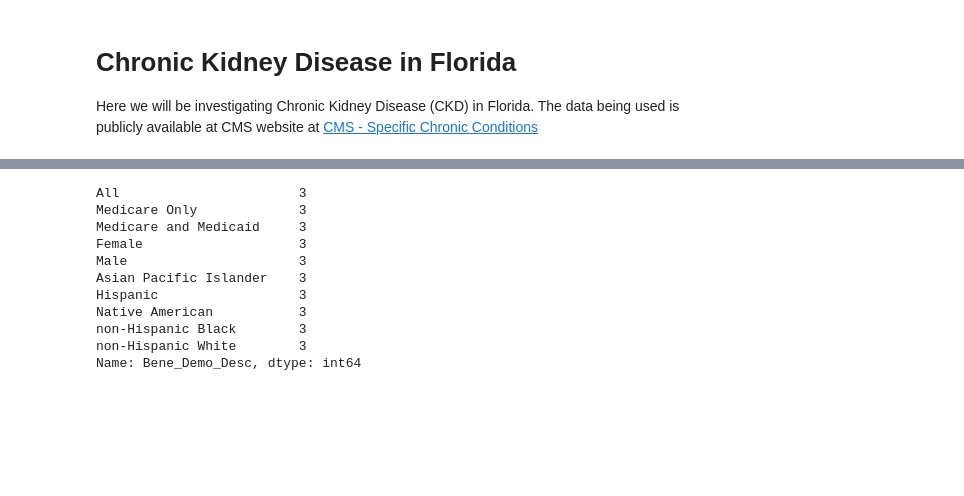
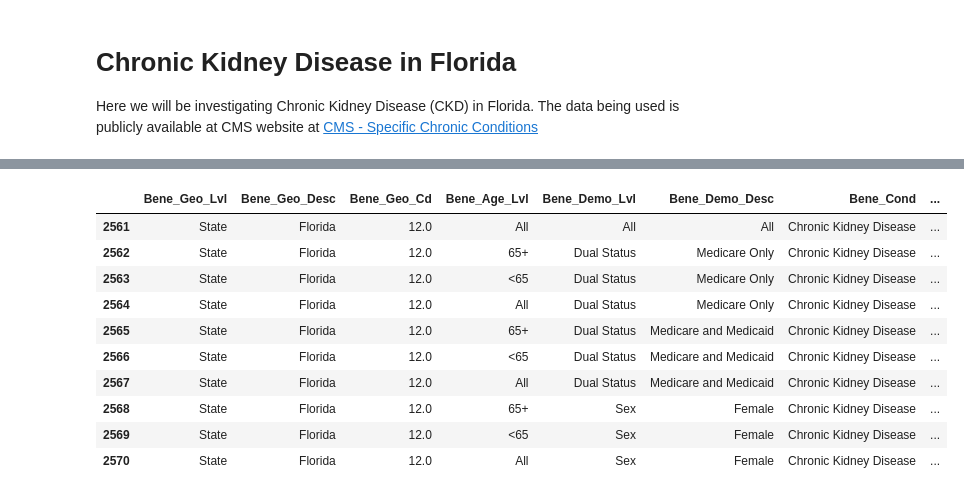
Before and after one commit to baderale/CMS_Chronic-Conditions, a Jupyter notebook: CMS_Chronic Conditions.ipynb, the cells around one changed output, grey strips where cells are left out. Drawn from its saved outputs; the diff is of its cells as text; code cells hidden in the pictures; blank space fills up the shorter version.

```diff
--- a/CMS_Chronic Conditions.ipynb
+++ b/CMS_Chronic Conditions.ipynb
@@ -62,14 +59,14 @@ df_florida_ckd.reset_index(drop=True)
-# %%
-df_florida_ckd['Bene_Demo_Desc'].value_counts()
-# %% [output]
-All                       3
-Medicare Only             3
-Medicare and Medicaid     3
-Female                    3
-Male                      3
-Asian Pacific Islander    3
-Hispanic                  3
-Native American           3
-non-Hispanic Black        3
-non-Hispanic White        3
-Name: Bene_Demo_Desc, dtype: int64
+# %%
+df_fl_ckd.head(10)
+# %% [output]
+|  | Bene_Geo_Lvl | Bene_Geo_Desc | Bene_Geo_Cd | Bene_Age_Lvl | Bene_Demo_Lvl | Bene_Demo_Desc | Bene_Cond | ... |
+| 2561 | State | Florida | 12.0 | All | All | All | Chronic Kidney Disease | ... |
+| 2562 | State | Florida | 12.0 | 65+ | Dual Status | Medicare Only | Chronic Kidney Disease | ... |
+| 2563 | State | Florida | 12.0 | <65 | Dual Status | Medicare Only | Chronic Kidney Disease | ... |
+| 2564 | State | Florida | 12.0 | All | Dual Status | Medicare Only | Chronic Kidney Disease | ... |
+| 2565 | State | Florida | 12.0 | 65+ | Dual Status | Medicare and Medicaid | Chronic Kidney Disease | ... |
+| 2566 | State | Florida | 12.0 | <65 | Dual Status | Medicare and Medicaid | Chronic Kidney Disease | ... |
+| 2567 | State | Florida | 12.0 | All | Dual Status | Medicare and Medicaid | Chronic Kidney Disease | ... |
+| 2568 | State | Florida | 12.0 | 65+ | Sex | Female | Chronic Kidney Disease | ... |
+| 2569 | State | Florida | 12.0 | <65 | Sex | Female | Chronic Kidney Disease | ... |
+| 2570 | State | Florida | 12.0 | All | Sex | Female | Chronic Kidney Disease | ... |
```
Also changed, not shown: parts of 10 cells of this notebook.
